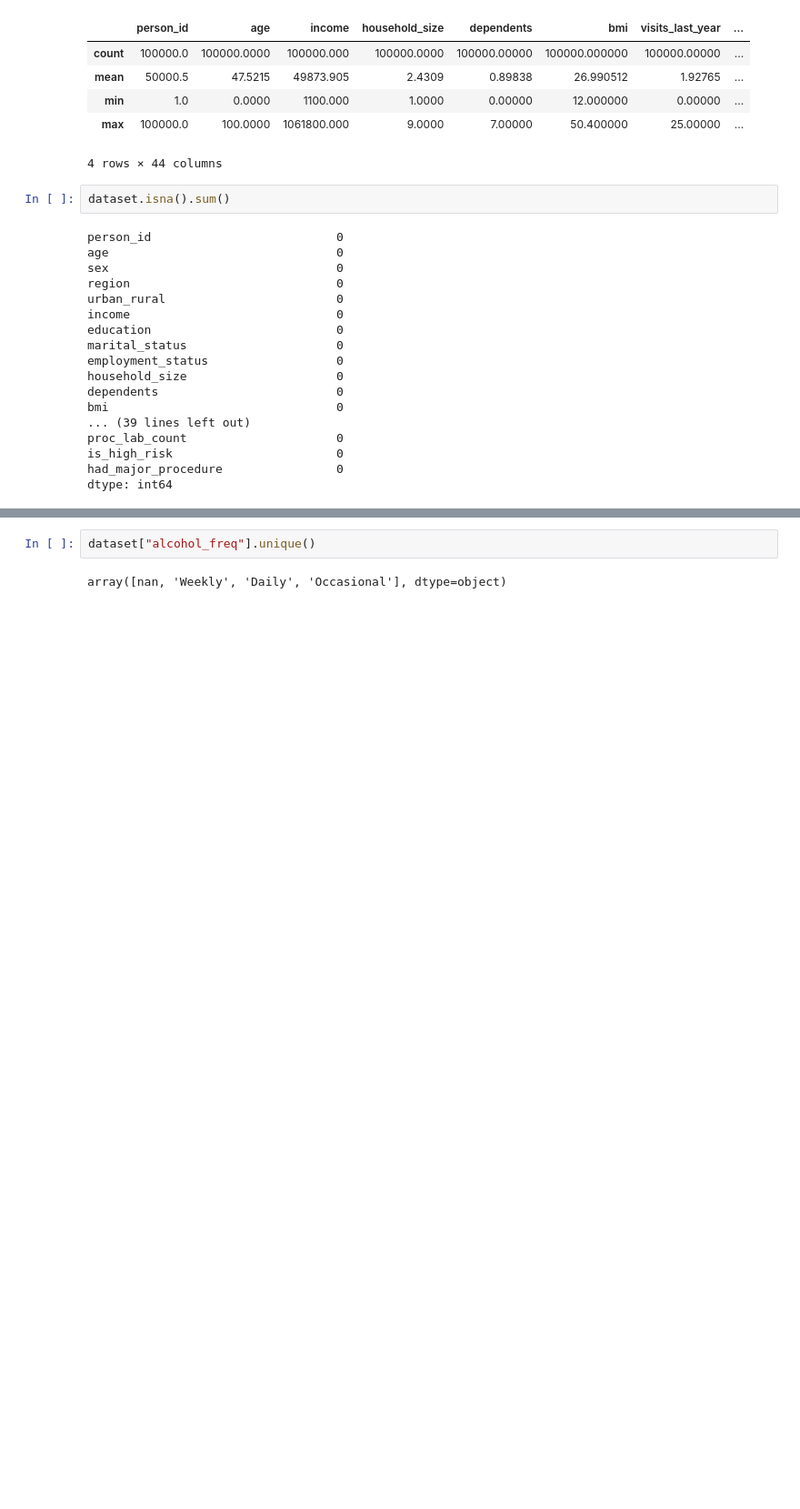
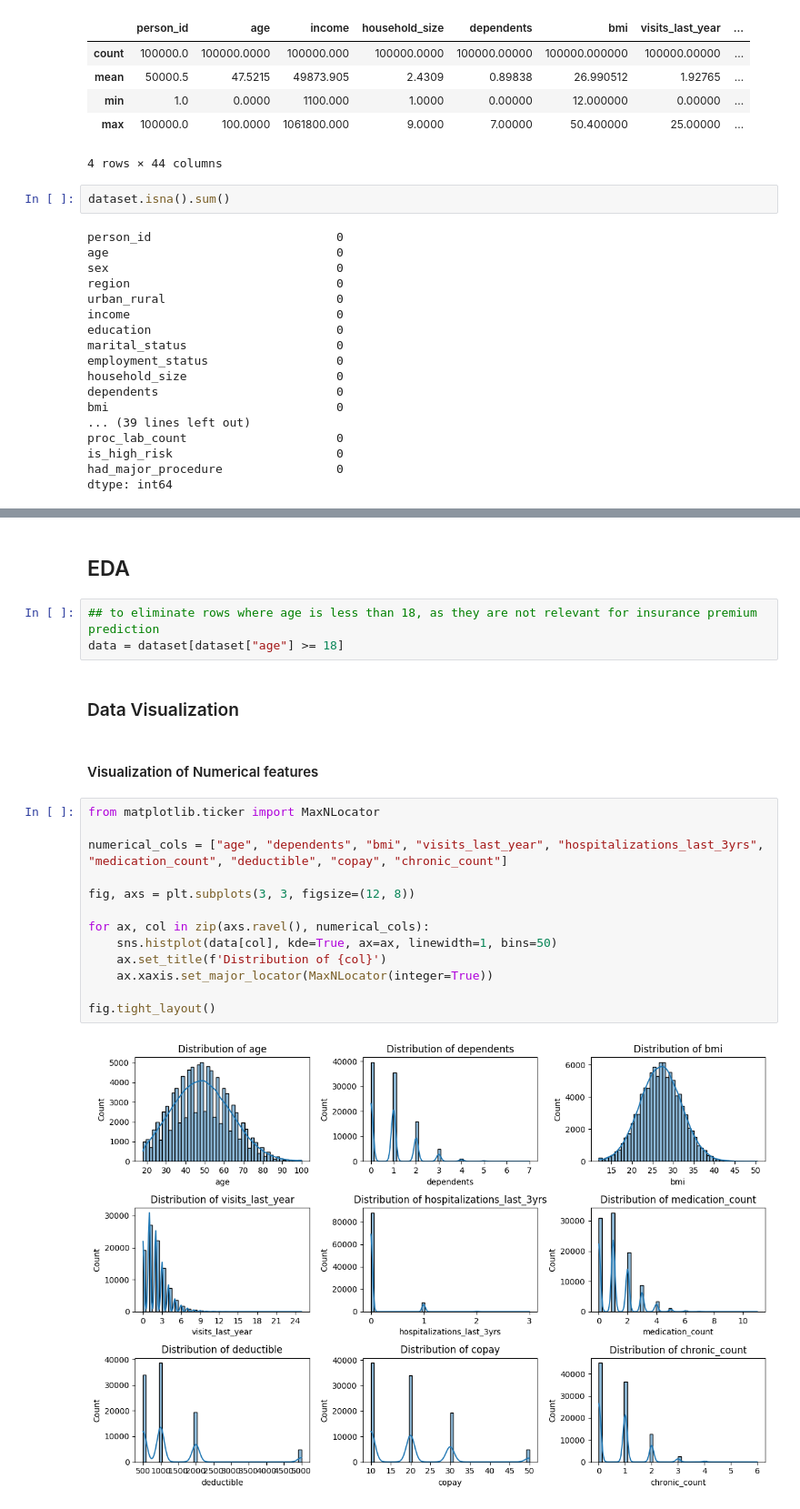
Before and after one commit to HiramZ04/medical-insurance-prediction, a Jupyter notebook: notebooks/medical_insurance.ipynb, the cells around one changed output, grey strips where cells are left out. Shown at 91% size. Drawn from its saved outputs; the diff is of its cells as text; blank space fills up the shorter version.

```diff
--- a/notebooks/medical_insurance.ipynb
+++ b/notebooks/medical_insurance.ipynb
@@ -85,4 +75,24 @@ Name: alcohol_freq, Length: 4606, dtype: object
-# %%
-dataset["alcohol_freq"].unique()
-# %% [output]
-array([nan, 'Weekly', 'Daily', 'Occasional'], dtype=object)
+# %% [markdown]
+## EDA
+# %%
+## to eliminate rows where age is less than 18, as they are not relevant for insurance premium prediction
+data = dataset[dataset["age"] >= 18]
+# %% [markdown]
+### Data Visualization
+# %% [markdown]
+#### Visualization of Numerical features
+# %%
+from matplotlib.ticker import MaxNLocator
+
+numerical_cols = ["age", "dependents", "bmi", "visits_last_year", "hospitalizations_last_3yrs", "medication_count", "deductible", "copay", "chronic_count"]
+
+fig, axs = plt.subplots(3, 3, figsize=(12, 8))
+
+for ax, col in zip(axs.ravel(), numerical_cols):
+    sns.histplot(data[col], kde=True, ax=ax, linewidth=1, bins=50)
+    ax.set_title(f'Distribution of {col}')
+    ax.xaxis.set_major_locator(MaxNLocator(integer=True))
+
+fig.tight_layout()
+# %% [output]
+[figure, added]
```
Also changed, not shown: parts of 18 cells of this notebook.
